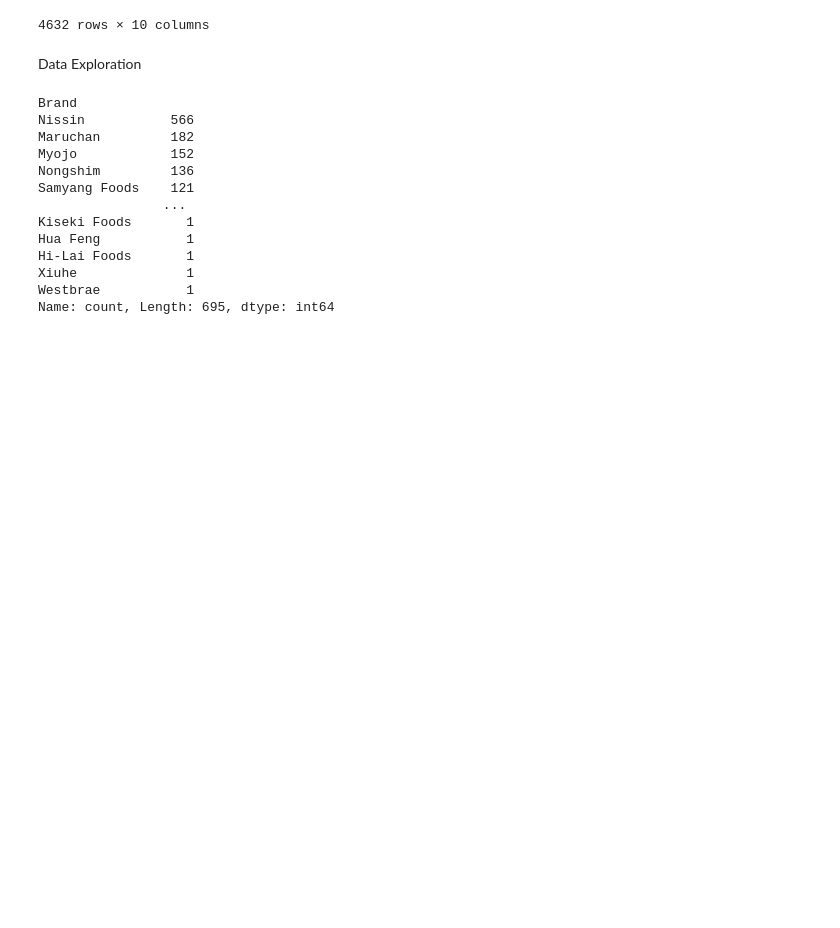
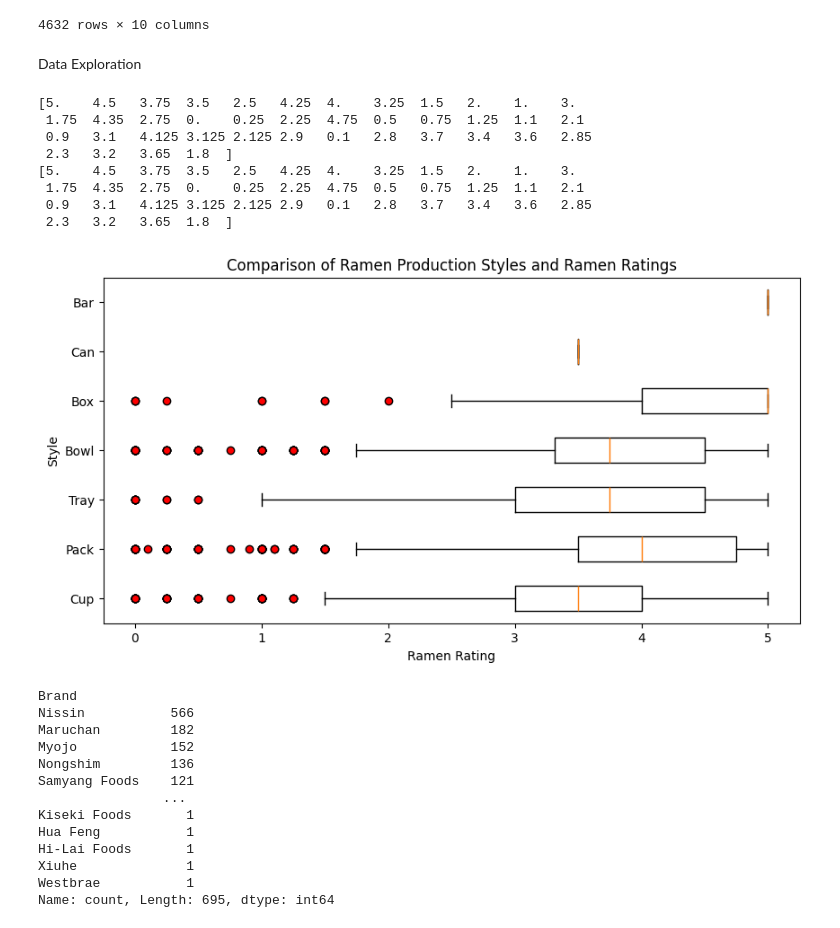
Before and after one commit to tantlu/ramen_rating_2024, a Jupyter notebook: data_exploration.ipynb, the cells around one changed output. Drawn from its saved outputs; the diff is of its cells as text; code cells hidden in the pictures; blank space fills up the shorter version.

```diff
--- a/data_exploration.ipynb
+++ b/data_exploration.ipynb
@@ -250,6 +250,37 @@ Data Exploration
 # %%
 import matplotlib.pyplot as plt
 import seaborn as sns
+# %%
+#so sánh các kiểu sản xuất mì ramen và rating của chúng
+plt.figure(figsize=(10,5))
+labels = ['Cup', 'Pack', 'Tray', 'Bowl', 'Box', 'Can', 'Bar']
+
+Cup = df.loc[df['Style'] == 'Cup']['Stars']
+Pack = df.loc[df['Style'] == 'Pack']['Stars']
+Tray = df.loc[df['Style'] == 'Tray']['Stars']
+Bowl = df.loc[df['Style'] == 'Bowl']['Stars']
+Box = df.loc[df['Style'] == 'Box']['Stars']
+Can = df.loc[df['Style'] == 'Can']['Stars']
+Bar = df.loc[df['Style'] == 'Bar']['Stars']
+
+outliers = dict(markerfacecolor='r', marker='o')
+plt.title('Comparison of Ramen Production Styles and Ramen Ratings')
+plt.ylabel('Style')
+plt.xlabel('Ramen Rating')
+
+plt.boxplot([Cup, Pack, Tray, Bowl, Box, Can, Bar], labels=labels, vert=False, flierprops=outliers)
+plt.grid(False)
+plt.show()
+# %% [output]
+[5.    4.5   3.75  3.5   2.5   4.25  4.    3.25  1.5   2.    1.    3.
+ 1.75  4.35  2.75  0.    0.25  2.25  4.75  0.5   0.75  1.25  1.1   2.1
+ 0.9   3.1   4.125 3.125 2.125 2.9   0.1   2.8   3.7   3.4   3.6   2.85
+ 2.3   3.2   3.65  1.8  ]
+[5.    4.5   3.75  3.5   2.5   4.25  4.    3.25  1.5   2.    1.    3.
+ 1.75  4.35  2.75  0.    0.25  2.25  4.75  0.5   0.75  1.25  1.1   2.1
+ 0.9   3.1   4.125 3.125 2.125 2.9   0.1   2.8   3.7   3.4   3.6   2.85
+ 2.3   3.2   3.65  1.8  ]
+[figure, added]
 # %%
 #explore brand
 brand_counts = df['Brand'].value_counts()
```
Also changed, not shown: parts of 4 cells of this notebook, 10 other files.
